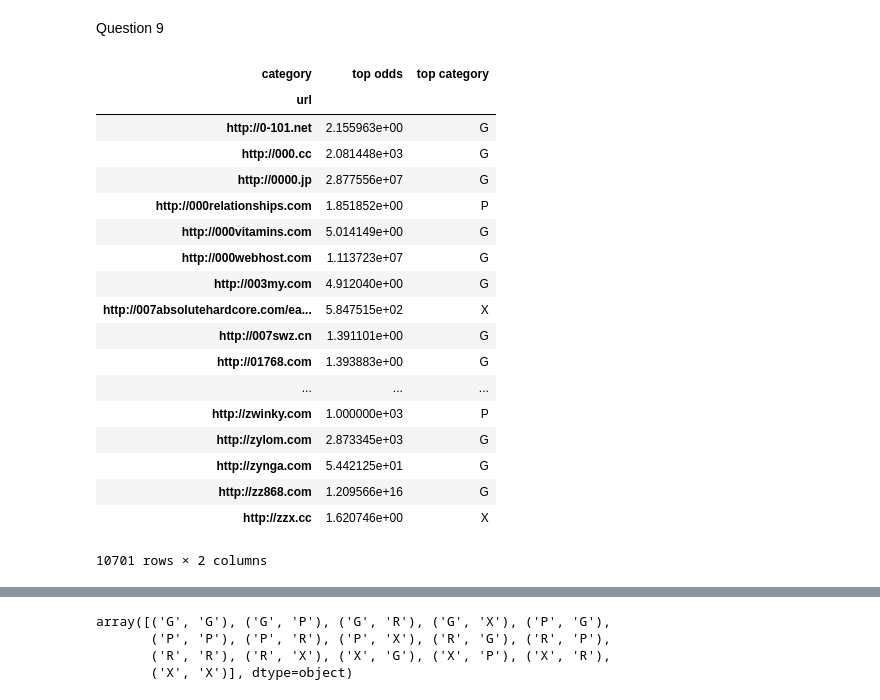
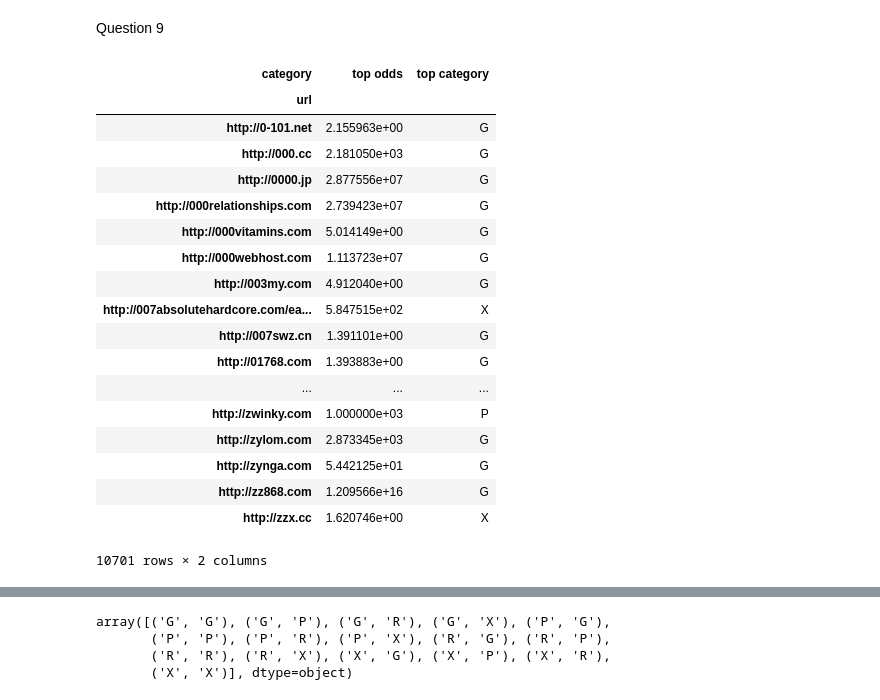
Before and after one commit to chenson2018/Data-Analytics-Programming-HW3, a Jupyter notebook: Henson HW3.ipynb, the cells around one changed output, grey strips where cells are left out. Drawn from its saved outputs; the diff is of its cells as text; code cells hidden in the pictures.

```diff
--- a/Henson HW3.ipynb
+++ b/Henson HW3.ipynb
@@ -86,7 +86,7 @@ allTurk
 # %%
 rater_goodness = pd.merge(allTurk, count, on = 'turk')
 rater_goodness.columns = ['turk', 'incorrect', 'correct', 'total']
-rater_goodness = rater_goodness.fillna(0)
+#rater_goodness = rater_goodness.fillna(0)
 # %%
 rater_goodness['avg correct'] = rater_goodness['correct'] / rater_goodness['total']
 rater_goodness
@@ -245,23 +245,23 @@ result_75
 # %% [markdown]
 Question 9
 # %%
-reliable25 = rater_goodness.sort_values(by = 'total', ascending = False).iloc[:int(len(rater_goodness)*.75)]
-appendOdds25 = pd.merge(labels_unknown, reliable25[['turk', 'odds']], on = 'turk')
-byURL25 = appendOdds25.groupby(['url', 'turk','category'])[['odds']].agg('min').unstack('turk')
-byURL25['Odds Product'] = byURL25.product(axis=1)
-result_25 = pd.DataFrame(byURL25['Odds Product'].unstack('category'))
+reliable = rater_goodness.sort_values(by = 'total', ascending = False).iloc[:int(len(rater_goodness)*.75)]
+appendOdds = pd.merge(labels_unknown, reliable[['turk', 'odds']], on = 'turk')
+byURL = appendOdds.groupby(['url','category'])[['odds']].agg('prod')
+byURL['Odds Product'] = byURL.product(axis=1)
+result_25 = pd.DataFrame(byURL['Odds Product'].unstack('category'))
 result_25['top odds'] = result_25.max(axis = 1)
 result_25['top category'] = result_25.idxmax(axis = 1)
 result_25.drop(['G', 'P', 'R', 'X'], axis=1)
 result_25 = result_25[['top odds', 'top category']]
 result_25
 # %% [output]
 | category | top odds | top category |
 | url |  |  |
 | http://0-101.net | 2.155963e+00 | G |
-| http://000.cc | 2.081448e+03 | G |
+| http://000.cc | 2.181050e+03 | G |
 | http://0000.jp | 2.877556e+07 | G |
-| http://000relationships.com | 1.851852e+00 | P |
+| http://000relationships.com | 2.739423e+07 | G |
 | http://000vitamins.com | 5.014149e+00 | G |
 | http://000webhost.com | 1.113723e+07 | G |
 | http://003my.com | 4.912040e+00 | G |
```
Also changed, not shown: parts of 12 cells of this notebook.
